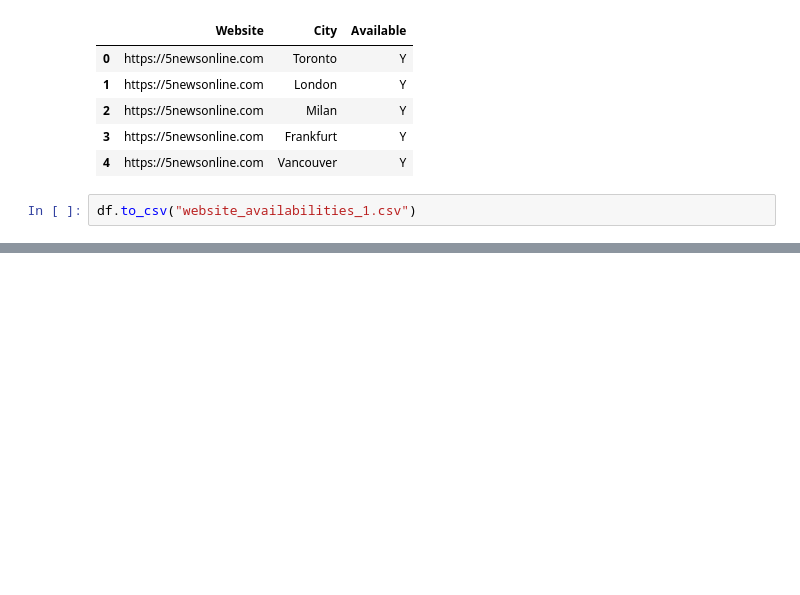
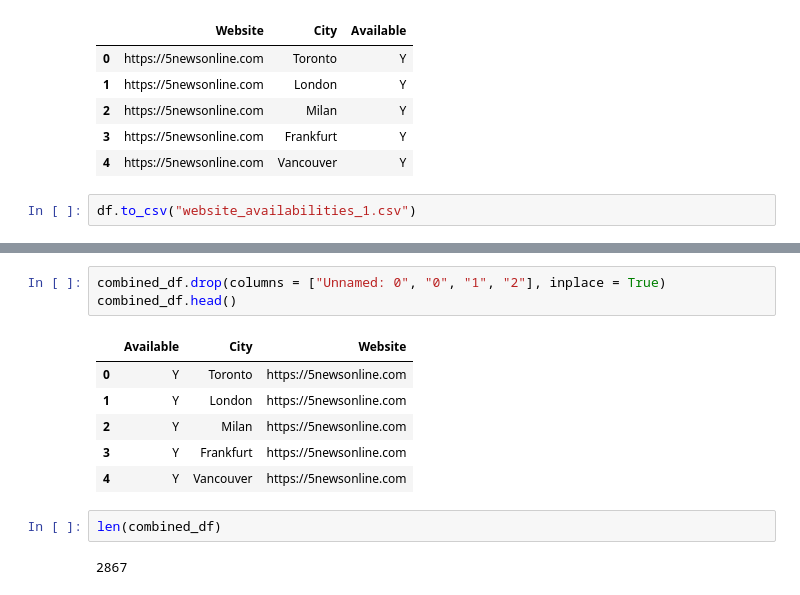
Before and after one commit to lilybhattacharjee5/polisci-vis, a Jupyter notebook: notebooks/scrape-website-availability.ipynb, the cells around one changed output, grey strips where cells are left out. Drawn from its saved outputs; the diff is of its cells as text; blank space fills up the shorter version.

```diff
--- a/notebooks/scrape-website-availability.ipynb
+++ b/notebooks/scrape-website-availability.ipynb
@@ -146,0 +168,14 @@ df.to_csv("website_availabilities_1.csv")
+# %%
+combined_df.drop(columns = ["Unnamed: 0", "0", "1", "2"], inplace = True)
+combined_df.head()
+# %% [output]
+|  | Available | City | Website |
+| 0 | Y | Toronto | https://5newsonline.com |
+| 1 | Y | London | https://5newsonline.com |
+| 2 | Y | Milan | https://5newsonline.com |
+| 3 | Y | Frankfurt | https://5newsonline.com |
+| 4 | Y | Vancouver | https://5newsonline.com |
+# %%
+len(combined_df)
+# %% [output]
+2867
```
Also changed, not shown: parts of 21 cells of this notebook, 9 other files.
